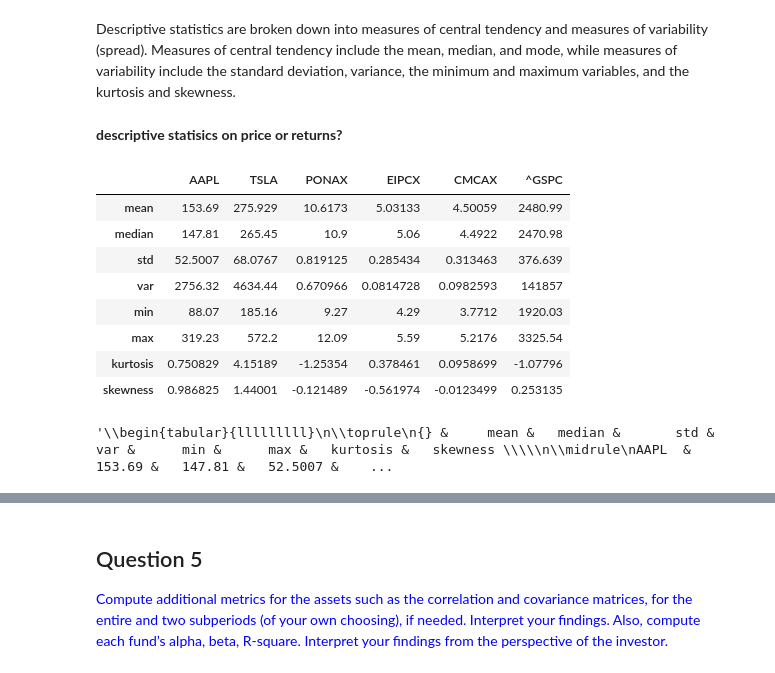
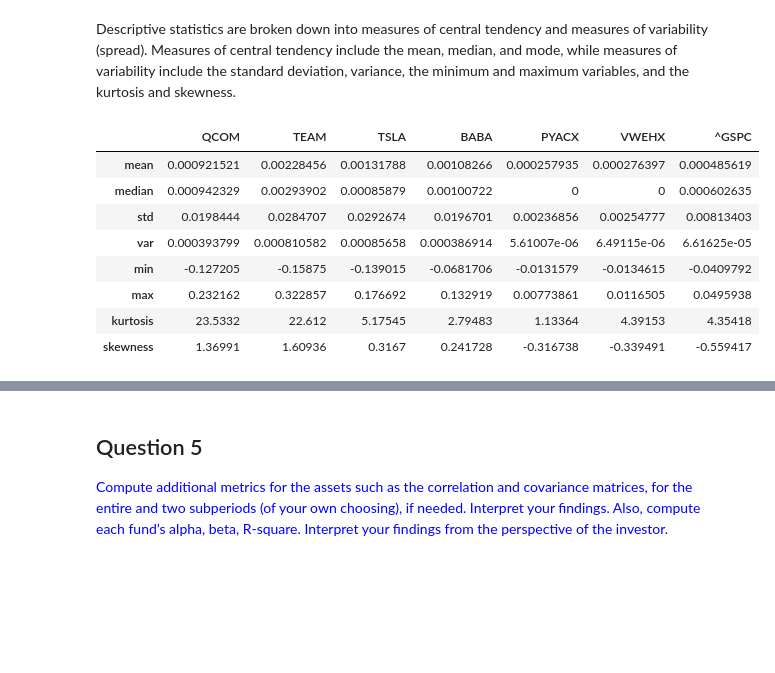
Before and after one commit to nik-dim/Portfolio-Management, a Jupyter notebook: code/FN4329.ipynb, the cells around one changed output, grey strips where cells are left out. Saved outputs shown, nothing was run; the diff lists cells and outputs as text; code cells hidden in the pictures; blank space fills up the shorter version.

```diff
--- a/code/FN4329.ipynb
+++ b/code/FN4329.ipynb
@@ -22,12 +22,24 @@ def get_data(tickers_list, period,interval = '1mo'):
 
     return data
 # %%
+# portfolio allocation for stocks, bonds and commodities respectively
+ss, bb, cc = 0.8, 0.2, 0
+
 # instrument selection
-stocks = ['AAPL', 'TSLA']
-bonds = ['PONAX']
-commodities = ['EIPCX','CMCAX']
+stocks = ['QCOM',
+          'TEAM',
+          'TSLA',
+          'BABA',
+#           'TXG',
+#           'BLK'
+         ]
+bonds = [
+    'PYACX',
+    'VWEHX'
+  ]
+commodities = []
 
-rf = ['select this']
+rf = 1.3
 sp500 = ['^GSPC']
 
 assets = stocks + bonds + commodities + sp500
@@ -37,4 +49,3 @@ print(assets)
 # %%
 # fetch daily historical prices (Adj Close) from Yahoo! Finance
-data = get_data(assets, '5y').dropna()
-# benchmark = get_data(sp500, '5y').dropna()
+data = get_data(assets, '5y',interval='1d').dropna()
@@ -73,8 +96,6 @@ returns = data.pct_change()[1:]
 <span style="color:blue">Compute the descriptive statistics for each instrument. Explain each metric you computed from the perspective of the investor. Provide graphs as well. </span>
 # %% [markdown]
 Descriptive statistics are broken down into measures of central tendency and measures of variability (spread). Measures of central tendency include the mean, median, and mode, while measures of variability include the standard deviation, variance, the minimum and maximum variables, and the kurtosis and skewness.
-# %% [markdown]
-**descriptive statisics on price or returns?**
 # %%
 # mean
 # median
@@ -94,33 +115,29 @@ df = pd.DataFrame(columns= q4+q5,index=assets)
 # %%
 import statistics
 import scipy.stats
 
 for i in range(len(assets)):
-    # fetch data for asset i
-    l = data[assets[i]].tolist()
+    # fetch returns for asset i
+    l = returns[assets[i]].tolist()
     # compute descriptive statistics for instrument i
     df.iloc[i]['mean'] = statistics.mean(l)
     df.iloc[i]['median'] = statistics.median(l)
     df.iloc[i]['std'] = statistics.stdev(l)
     df.iloc[i]['var'] = statistics.variance(l)
     df.iloc[i]['min'] = min(l)
     df.iloc[i]['max'] = max(l)
     df.iloc[i]['kurtosis'] = scipy.stats.kurtosis(l)
     df.iloc[i]['skewness'] = scipy.stats.skew(l)
 
 # print df
 df.iloc[:,:-len(q5)].T
 # %% [output]
-|  | AAPL | TSLA | PONAX | EIPCX | CMCAX | ^GSPC |
-| mean | 153.69 | 275.929 | 10.6173 | 5.03133 | 4.50059 | 2480.99 |
-| median | 147.81 | 265.45 | 10.9 | 5.06 | 4.4922 | 2470.98 |
-| std | 52.5007 | 68.0767 | 0.819125 | 0.285434 | 0.313463 | 376.639 |
-| var | 2756.32 | 4634.44 | 0.670966 | 0.0814728 | 0.0982593 | 141857 |
-| min | 88.07 | 185.16 | 9.27 | 4.29 | 3.7712 | 1920.03 |
-| max | 319.23 | 572.2 | 12.09 | 5.59 | 5.2176 | 3325.54 |
-| kurtosis | 0.750829 | 4.15189 | -1.25354 | 0.378461 | 0.0958699 | -1.07796 |
-| skewness | 0.986825 | 1.44001 | -0.121489 | -0.561974 | -0.0123499 | 0.253135 |
+|  | QCOM | TEAM | TSLA | BABA | PYACX | VWEHX | ^GSPC |
+| mean | 0.000921521 | 0.00228456 | 0.00131788 | 0.00108266 | 0.000257935 | 0.000276397 | 0.000485619 |
+| median | 0.000942329 | 0.00293902 | 0.00085879 | 0.00100722 | 0 | 0 | 0.000602635 |
+| std | 0.0198444 | 0.0284707 | 0.0292674 | 0.0196701 | 0.00236856 | 0.00254777 | 0.00813403 |
+| var | 0.000393799 | 0.000810582 | 0.00085658 | 0.000386914 | 5.61007e-06 | 6.49115e-06 | 6.61625e-05 |
+| min | -0.127205 | -0.15875 | -0.139015 | -0.0681706 | -0.0131579 | -0.0134615 | -0.0409792 |
+| max | 0.232162 | 0.322857 | 0.176692 | 0.132919 | 0.00773861 | 0.0116505 | 0.0495938 |
+| kurtosis | 23.5332 | 22.612 | 5.17545 | 2.79483 | 1.13364 | 4.39153 | 4.35418 |
+| skewness | 1.36991 | 1.60936 | 0.3167 | 0.241728 | -0.316738 | -0.339491 | -0.559417 |
-# %%
-df.to_latex(index=True)
-# %% [output]
-'\\begin{tabular}{lllllllll}\n\\toprule\n{} &     mean &   median &       std &        var &      min &      max &   kurtosis &   skewness \\\\\n\\midrule\nAAPL  &   153.69 &   147.81 &   52.5007 &    ...
```
Also changed, not shown: parts of 40 cells of this notebook, 20 other files.
